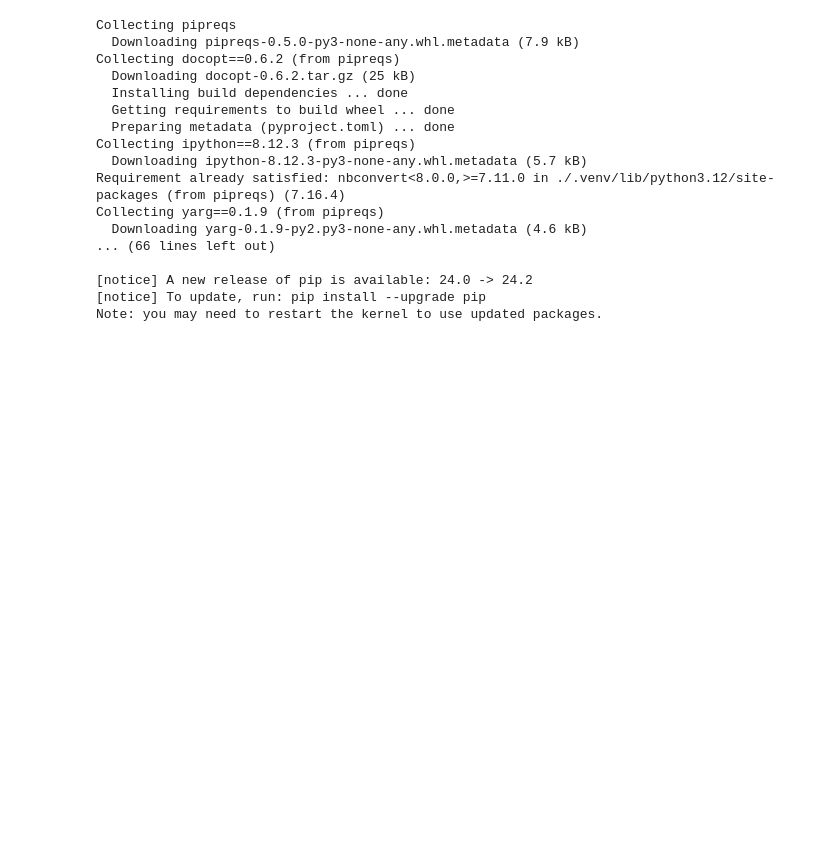
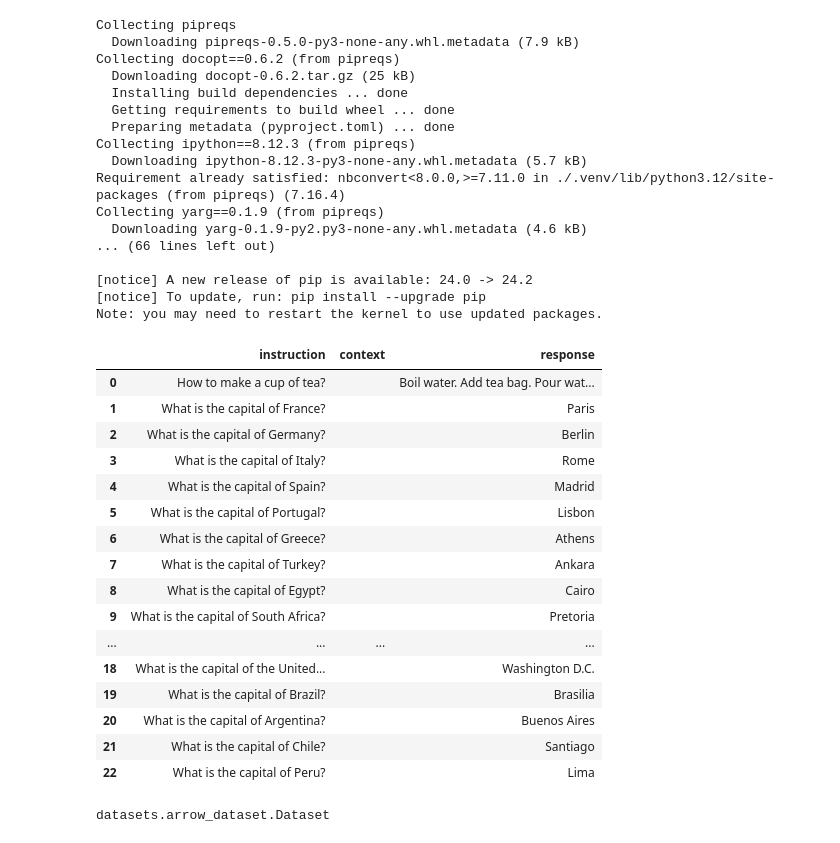
Before and after one commit to tzolov/enhance-llm, a Jupyter notebook: README.ipynb, the cells around one changed output. Saved outputs shown, nothing was run; the diff lists cells and outputs as text; code cells hidden in the pictures; blank space fills up the shorter version.

```diff
--- a/README.ipynb
+++ b/README.ipynb
@@ -132,3 +132,24 @@ Collecting yarg==0.1.9 (from pipreqs)
 [notice] A new release of pip is available: 24.0 -> 24.2
 [notice] To update, run: pip install --upgrade pip
 Note: you may need to restart the kernel to use updated packages.
+# %%
+import pandas as pd
+pd.read_json("data/lines.jsonl", lines=True)
+# %% [output]
+|  | instruction | context | response |
+| 0 | How to make a cup of tea? |  | Boil water. Add tea bag. Pour wat... |
+| 1 | What is the capital of France? |  | Paris |
+| 2 | What is the capital of Germany? |  | Berlin |
+| 3 | What is the capital of Italy? |  | Rome |
+| 4 | What is the capital of Spain? |  | Madrid |
+| 5 | What is the capital of Portugal? |  | Lisbon |
+| 6 | What is the capital of Greece? |  | Athens |
+| 7 | What is the capital of Turkey? |  | Ankara |
+| 8 | What is the capital of Egypt? |  | Cairo |
+| 9 | What is the capital of South Africa? |  | Pretoria |
+| ... | ... | ... | ... |
+| 18 | What is the capital of the United... |  | Washington D.C. |
+| 19 | What is the capital of Brazil? |  | Brasilia |
+| 20 | What is the capital of Argentina? |  | Buenos Aires |
+| 21 | What is the capital of Chile? |  | Santiago |
+| 22 | What is the capital of Peru? |  | Lima |
@@ -134,0 +158,4 @@ Note: you may need to restart the kernel to use updated packages.
+# %%
+data.__class__
+# %% [output]
+datasets.arrow_dataset.Dataset
```
Also changed, not shown: parts of 1 cell of this notebook, 3 other files.
